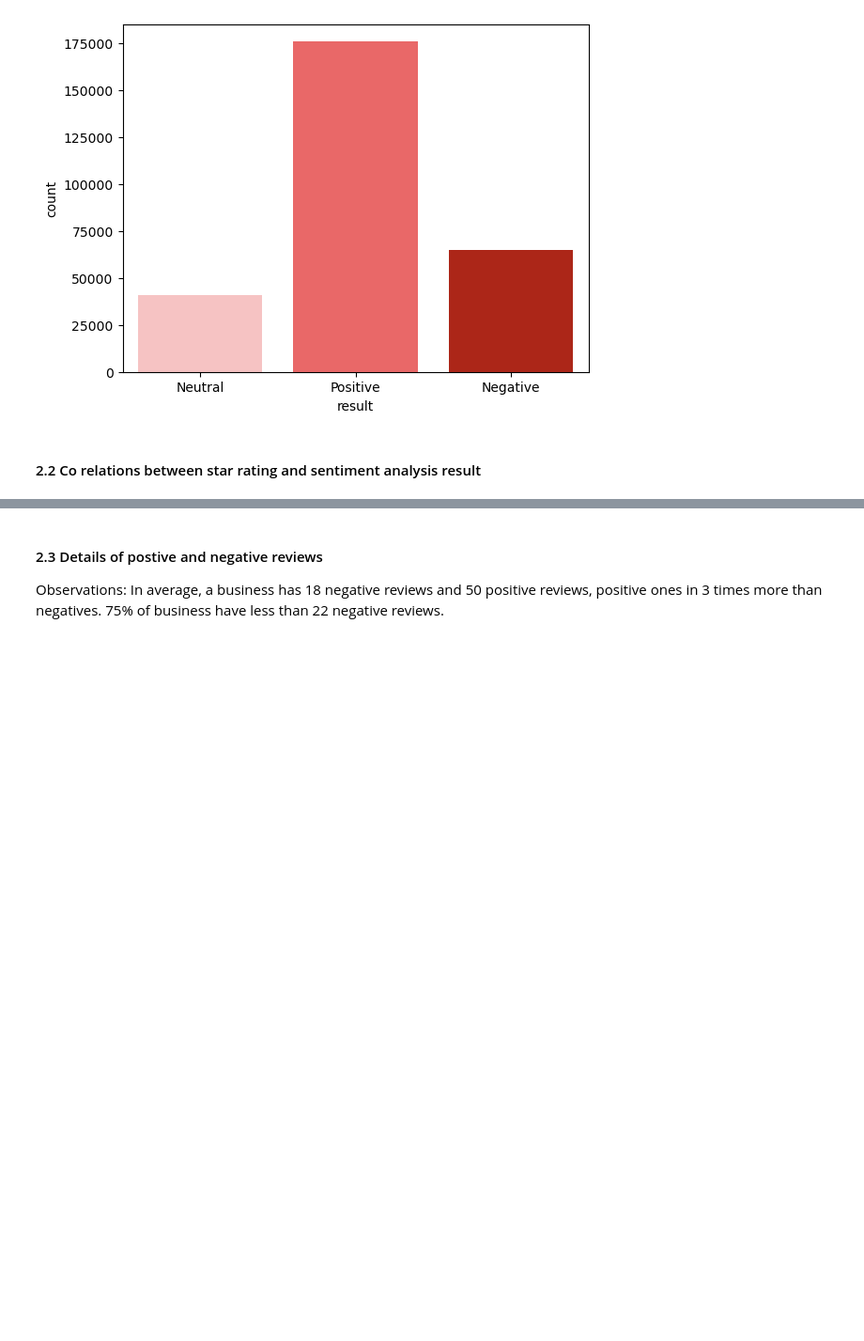
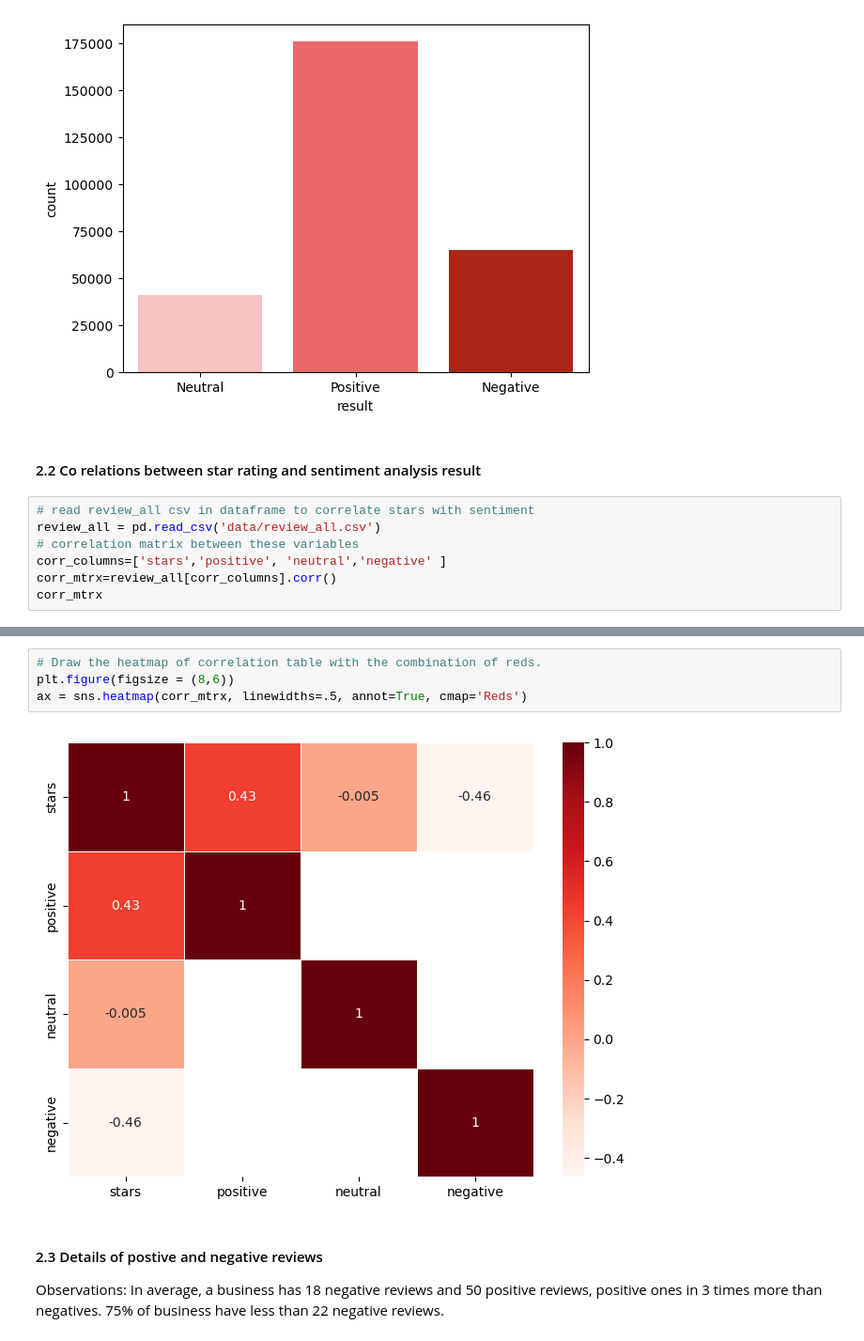
Before and after one commit to raska0010/listen-to-your-customers, a Jupyter notebook: EDA_yelp.ipynb, the cells around one changed output, grey strips where cells are left out. Shown: that part at 94% size. Cells and saved outputs as stored; diff of their text form; blank space fills up the shorter version.

```diff
--- a/EDA_yelp.ipynb
+++ b/EDA_yelp.ipynb
@@ -71,3 +69,10 @@ sns.countplot(x='result', data=sentiment_target, palette=color)
 [figure]
 # %% [markdown]
 #### 2.2 Co relations between star rating and sentiment analysis result
+# %%
+# read review_all csv in dataframe to correlate stars with sentiment
+review_all = pd.read_csv('data/review_all.csv')
+# correlation matrix between these variables
+corr_columns=['stars','positive', 'neutral','negative' ]
+corr_mtrx=review_all[corr_columns].corr()
+corr_mtrx
@@ -74,3 +85,9 @@ sns.countplot(x='result', data=sentiment_target, palette=color)
+# %%
+# Draw the heatmap of correlation table with the combination of reds.
+plt.figure(figsize = (8,6))
+ax = sns.heatmap(corr_mtrx, linewidths=.5, annot=True, cmap='Reds')
+# %% [output]
+[figure, added]
 # %% [markdown]
 #### 2.3 Details of postive and negative reviews
 Observations:
```
Also changed, not shown: parts of 6 cells of this notebook.
